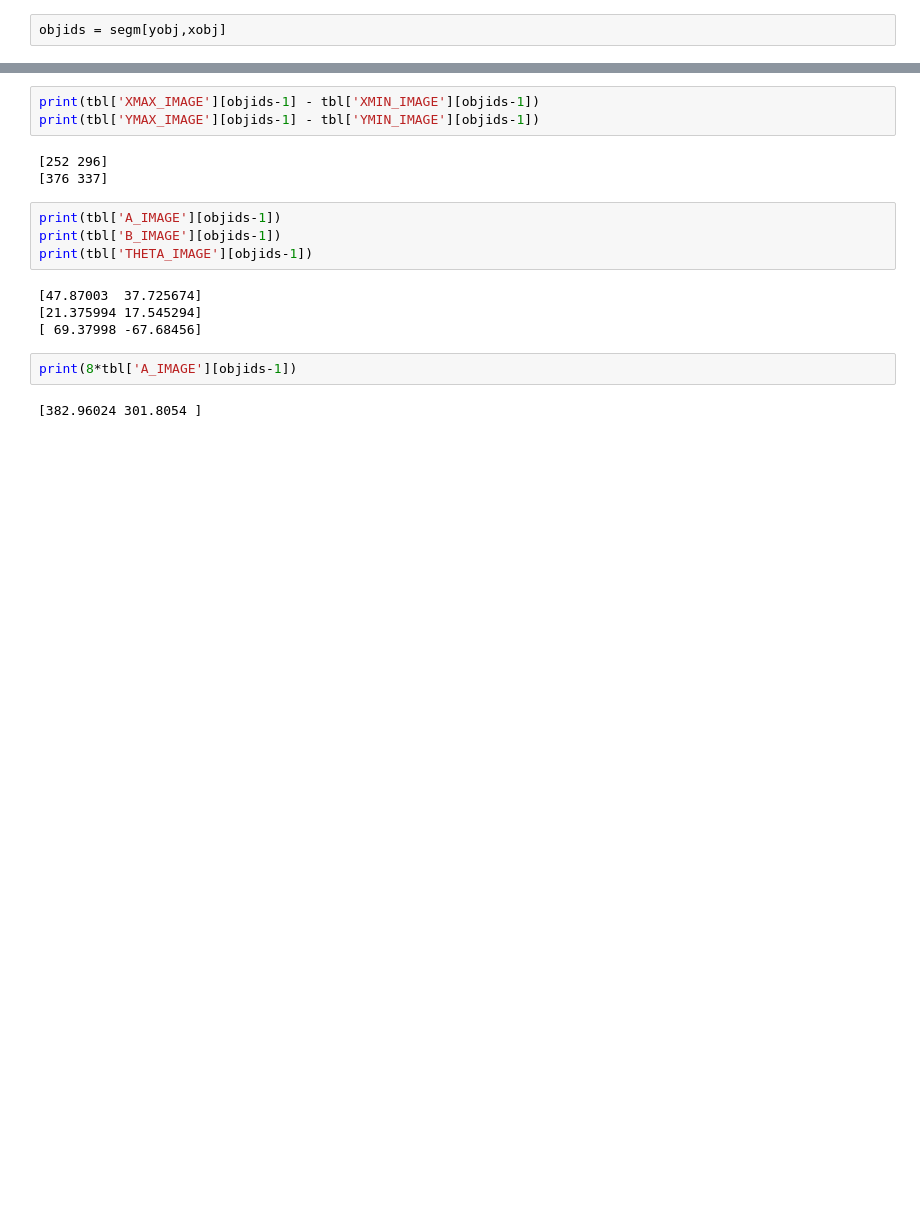
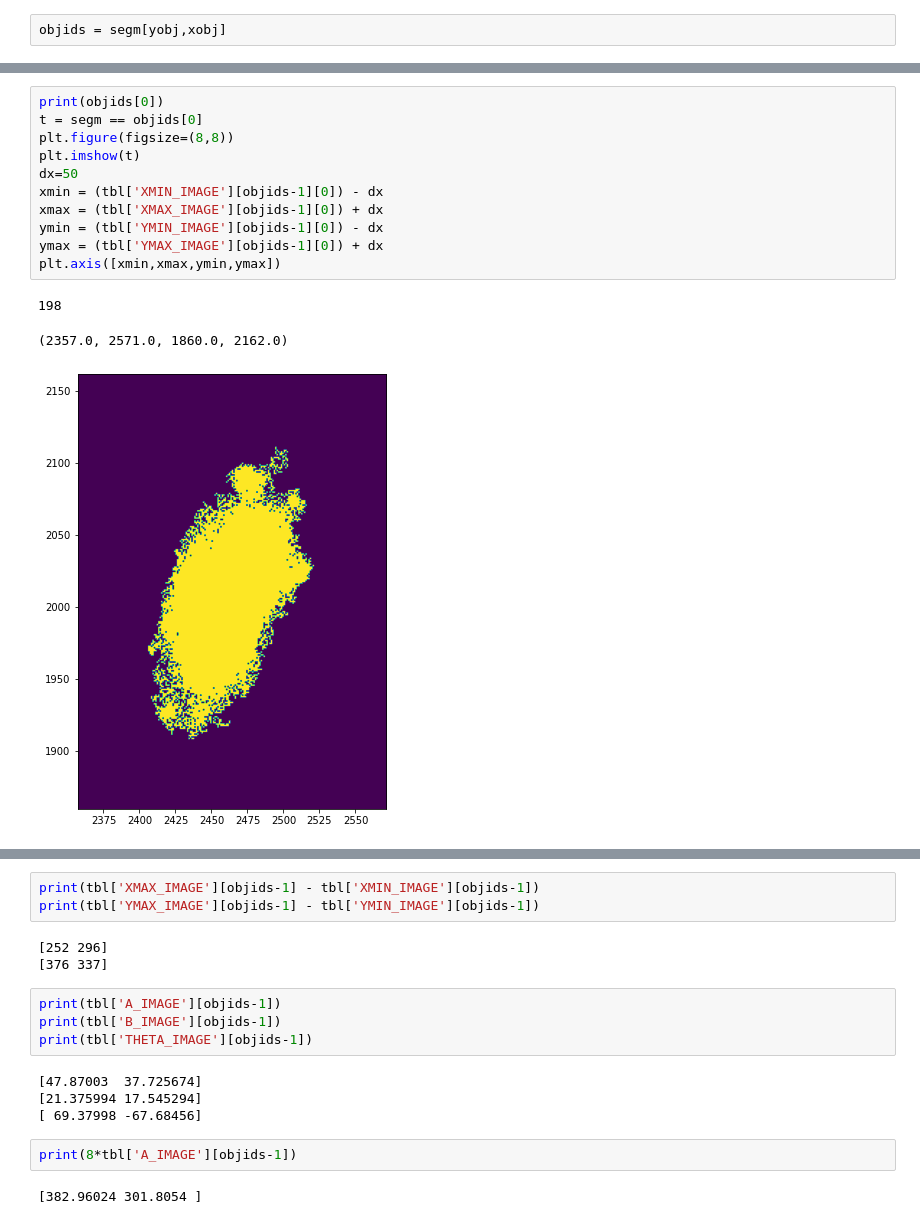
Before and after one commit to rfinn/halphagui, a Jupyter notebook: notebooks/getobjectsize-dev.ipynb, the cells around one changed output, grey strips where cells are left out. Saved outputs shown, nothing was run; the diff lists cells and outputs as text; blank space fills up the shorter version.

```diff
--- a/notebooks/getobjectsize-dev.ipynb
+++ b/notebooks/getobjectsize-dev.ipynb
@@ -128,3 +144,18 @@ array([484, 968], dtype=int32)
+# %%
+print(objids[0])
+t = segm == objids[0]
+plt.figure(figsize=(8,8))
+plt.imshow(t)
+dx=50
+xmin = (tbl['XMIN_IMAGE'][objids-1][0]) - dx
+xmax = (tbl['XMAX_IMAGE'][objids-1][0]) + dx
+ymin = (tbl['YMIN_IMAGE'][objids-1][0]) - dx
+ymax = (tbl['YMAX_IMAGE'][objids-1][0]) + dx
+plt.axis([xmin,xmax,ymin,ymax])
+# %% [output]
+198
+(2357.0, 2571.0, 1860.0, 2162.0)
+[figure, added]
 # %%
 print(tbl['XMIN_IMAGE'][objids-1][0])
 print(tbl['XMAX_IMAGE'][objids-1][0])
```
Also changed, not shown: parts of 16 cells of this notebook, 2 other files.
